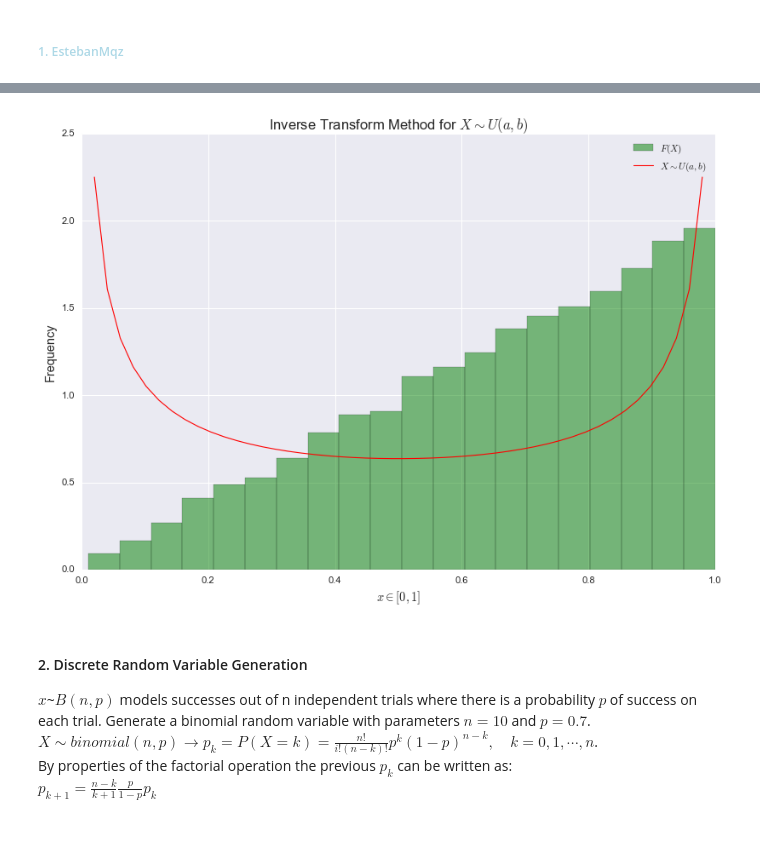
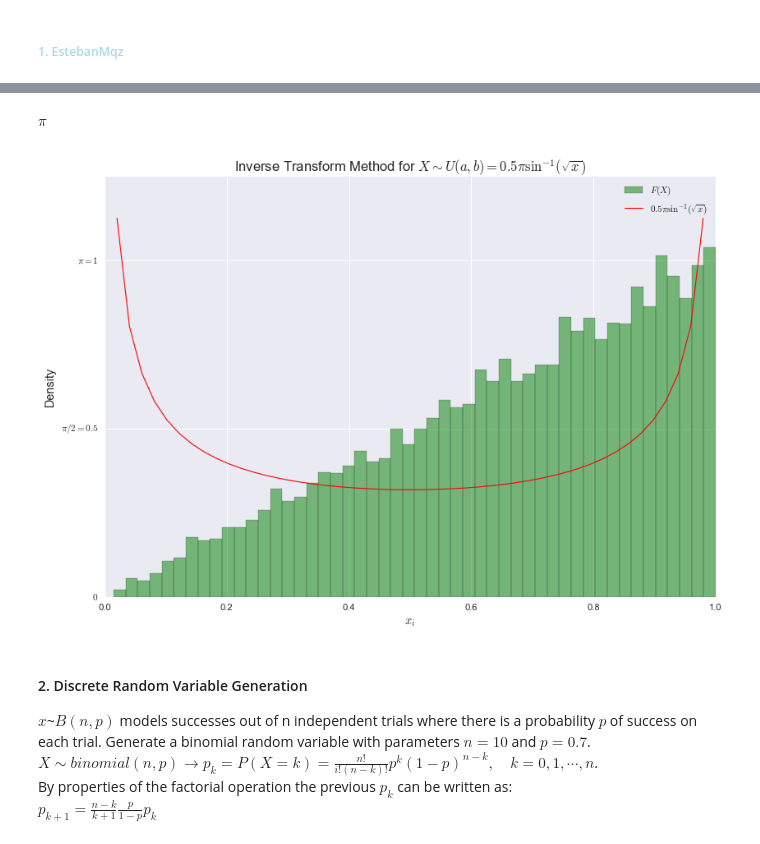
Before and after one commit to EMarquez7/Tarea5_MASanchez_EMarquez, a Jupyter notebook: Inverse-Transform.ipynb, the cells around one changed output, grey strips where cells are left out. Cells and saved outputs as stored; diff of their text form; code cells hidden in the pictures.

```diff
--- a/Inverse-Transform.ipynb
+++ b/Inverse-Transform.ipynb
@@ -96,14 +82,19 @@ $y'= f(x) =\frac{1}{\pi \sqrt {x(1-x)}}$<br><br>
+# %% [markdown]
+$\pi$
 # %%
-def Brownian(n):
-    {"""Function to generate Brownian motion (Wiener process) to model random walks (stochastic processes) (f(X) passed inside).
+n=10000
+
+def function(n):
+    {"""Function to generate random X = x [1,n] random realizations for f(x) = sin^2(πx/2).
+
     Parameters
     ----------
     n : int
-        No. of samples
+        n samples,
     Returns
     -------
-    x : np.array
-        Brownian motion (Wiener process).
+    X : np.array
+        Random variable with n realizations on x.
     """}
     if n < 0:
         raise ValueError('n must be non-negative')
@@ -113,7 +104,8 @@ def Brownian(n):
         return 0
 
 def inverse_function(f):
-    {"""Inverse function to generate random data from a given f(x).
+    {"""Function to generate the inverse function for x F(x) = 2π arcsin(√x) which is simply the
+
     Parameters
     ----------
     f : array_like
@@ -137,44 +129,50 @@ def random_data(n):
         Array of random numbers
     """}
     return np.random.random(n)
 
 def plot_comparison(f, g):
     {"""Comparison plots between the f(x) and its inverse.
     Parameters
     ----------
     f : array_like
         Array of random numbers
     g : array_like
         Array of random numbers from a given f(x).
     Returns
     -------
     + plt.show():
         plots of f(x) and its inverse in the same figure.
     """}
 
     plt.style.use('seaborn')
     plt.figure(figsize = (12, 8))
-    plt.hist(f, bins = 20, label = '$F(X)$', density = True, color='green', alpha=0.5, edgecolor='black')
+    plt.hist(f, bins = 50, label = '$F(X)$', density = True, color='green', alpha=0.5, edgecolor='black')
     x = np.linspace(0,1)
-    y = lambda x: 1/(np.pi*(np.sqrt(x*(1-x))))
-    plt.plot(x,y(x),'k',lw = 1, label = '$X \sim U(a,b)$', color='red')
-    plt.title("Inverse Transform Method for $X \sim U(a,b)$", fontsize= 15)
-    plt.ylabel('Frequency', fontsize= 13)
-    plt.xlabel('$x \in [0,1]$', fontsize= 13)
+    y = lambda x: 1/(np.pi*(np.sqrt(1-x)*np.sqrt(x)))
+    plt.plot(x,y(x),'k',lw = 1, label = '$0.5\pi \sin^{-1}(\sqrt{x})$', color='red')
+    plt.title("Inverse Transform Method for $X \sim U(a,b) = 0.5\pi \sin^{-1}(\sqrt{x})$", fontsize= 15)
+    plt.ylabel('Density', fontsize= 13)
+    plt.yticks([0, 1, 2], ['$0$', '$\pi/2=0.5$', '$\pi=1$'])
+    plt.savefig('images/Sin.jpg', legend = True, dpi = 300, format = 'jpg')
+
+    #How do i add legends to savefig?
+    #To add the legend to the saved image, you can use the bbox_inches='tight' argument of the savefig function:
+    #plt.savefig('images/Sin.jpg', legend = True, dpi = 300, format = 'jpg', bbox_inches='tight')
+    #It's not displaying its legends.
+
+
+    plt.xlabel('$x_i$', fontsize= 13)
     plt.legend()
     plt.show()
-
-
-n=10000
 
 if __name__ == '__main__':
     f = random_data(n)
     g = inverse_function(f)
     plot_comparison(g, f)
 
-f = Brownian(n)
+f = function(n)
 # %% [output]
-[figure, old version]
+[figure, new version]
 # %% [markdown]
 #### 2. Discrete Random Variable Generation<br>
 $x$~$B(n,p)$ models successes out of n independent trials where there is a probability $p$ of success on each trial.
```
Also changed, not shown: parts of 12 cells of this notebook, 4 other files.
